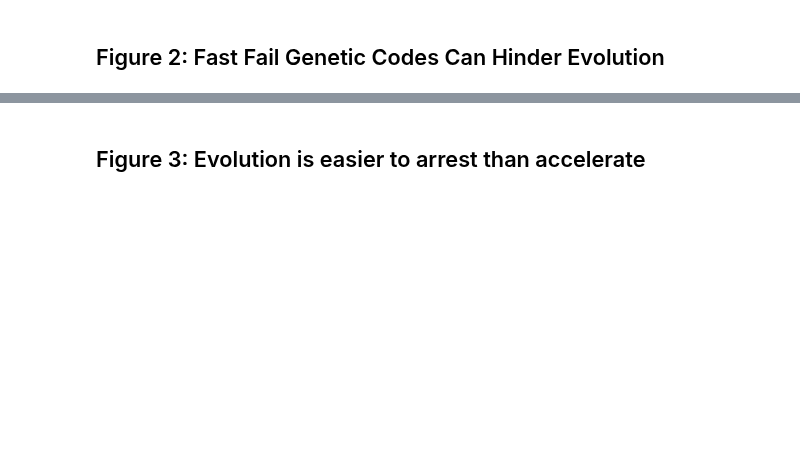
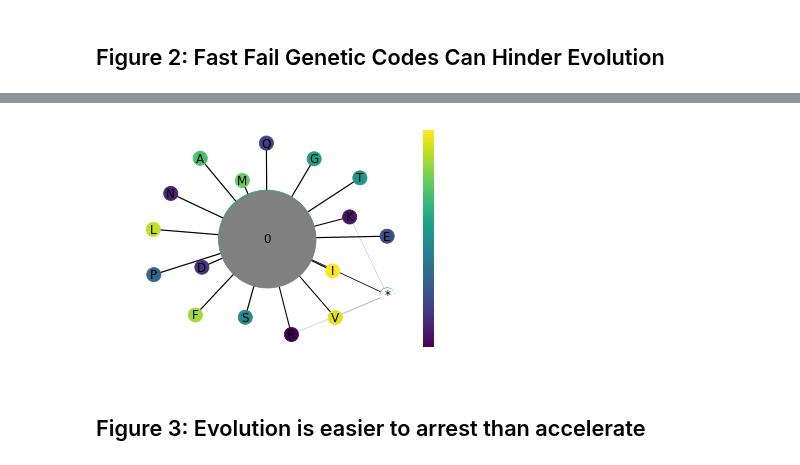
Before and after one commit to EndyLab/codon-tables, a Jupyter notebook: notebooks/fast_fail_figs.ipynb, the cells around one changed output, grey strips where cells are left out. Drawn from its saved outputs; the diff is of its cells as text; code cells hidden in the pictures; blank space fills up the shorter version.

```diff
--- a/notebooks/fast_fail_figs.ipynb
+++ b/notebooks/fast_fail_figs.ipynb
@@ -352,3 +319,23 @@ red15.codonTable.to_csv(path+'red15.csv')
+# %%
+path = '/Users/jonathancalles/Lab/Fast Fail/Figures/Figure 2/'
+sc = codonTable()
+code = ff16_table
+outgraph = 'ff16_graph.svg'
+outcsv = 'ff16.svg'
+
+# STOP = set(codon for codon, aa in sc.codonDict.items() if aa == '*')
+STOP = {'UGA'}
+NULL = set(codon for codon, aa in code.codonDict.items() if aa == '*') - STOP
+
+code_table = copy.deepcopy(code.codonDict)
+for codon in NULL:
+    code_table[codon] = '0'
+
+CODE = codonTable(table= code_table)
+CODE.plotGraph(filename=path+outgraph)
+CODE.codonTable.to_csv(path+outcsv)
+# %% [output]
+[figure, added]
 # %% [markdown]
 ## Figure 3: Evolution is easier to arrest than accelerate
 # %%
```
Also changed, not shown: parts of 64 cells of this notebook.
